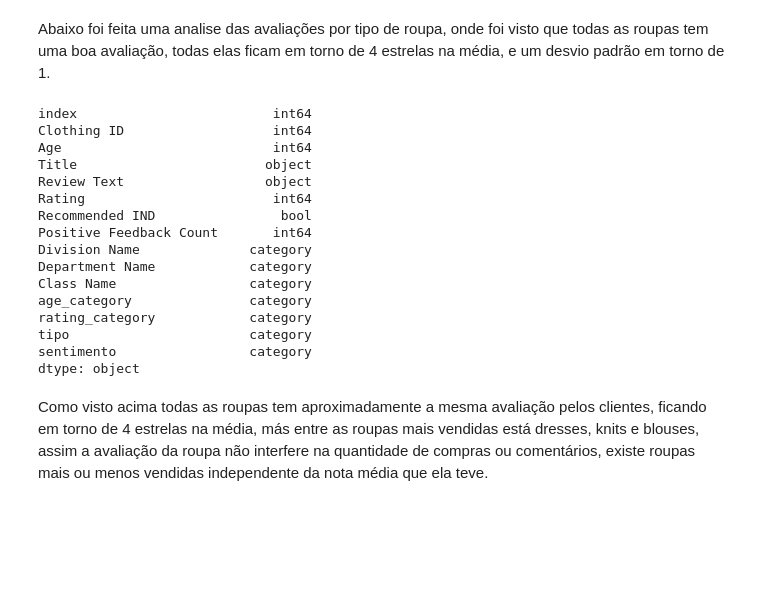
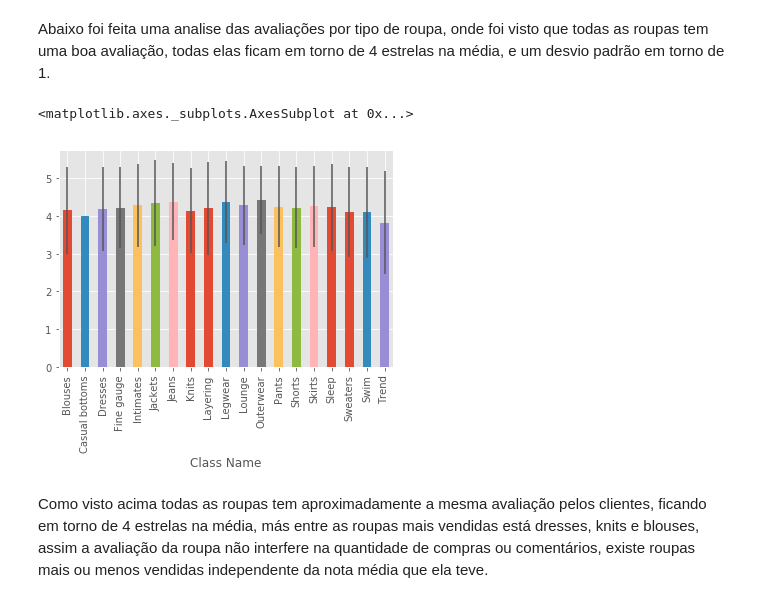
Before and after one commit to if1015-datascience-ufpe/2018-2-projeto-prepi, a Jupyter notebook: projeto/Projeto.ipynb, the cells around one changed output. Drawn from its saved outputs; the diff is of its cells as text; code cells hidden in the pictures; blank space fills up the shorter version.

Commit message:
ultimas imagens

```diff
--- a/projeto/Projeto.ipynb
+++ b/projeto/Projeto.ipynb
@@ -279,27 +279,13 @@ Abaixo foi feita uma analise das avaliações por tipo de roupa, onde foi visto
 # %%
 
 dfrating = dds.copy()
 
 dfrating["Rating"] = dfrating['Rating'].astype('int')
-dfrating.dtypes
-# dfrating.groupby('Class Name')['Rating'].mean().plot.bar(yerr=aa.std())
+aa = dfrating.groupby('Class Name')['Rating']
+aa.mean().plot.bar(yerr=aa.std())
 # %% [output]
-index                         int64
-Clothing ID                   int64
-Age                           int64
-Title                        object
-Review Text                  object
-Rating                        int64
-Recommended IND                bool
-Positive Feedback Count       int64
-Division Name              category
-Department Name            category
-Class Name                 category
-age_category               category
-rating_category            category
-tipo                       category
-sentimento                 category
-dtype: object
+<matplotlib.axes._subplots.AxesSubplot at 0x...>
+[figure, added]
 # %% [markdown]
 Como visto acima todas as roupas tem aproximadamente a mesma avaliação pelos clientes, ficando em torno de 4 estrelas na média, más entre as roupas mais vendidas está dresses, knits e blouses, assim a avaliação da roupa não interfere na quantidade de compras ou comentários, existe roupas mais ou menos vendidas independente da nota média que ela teve.
 # %%
```
Also changed, not shown: parts of 3 cells of this notebook, 3 other files.
